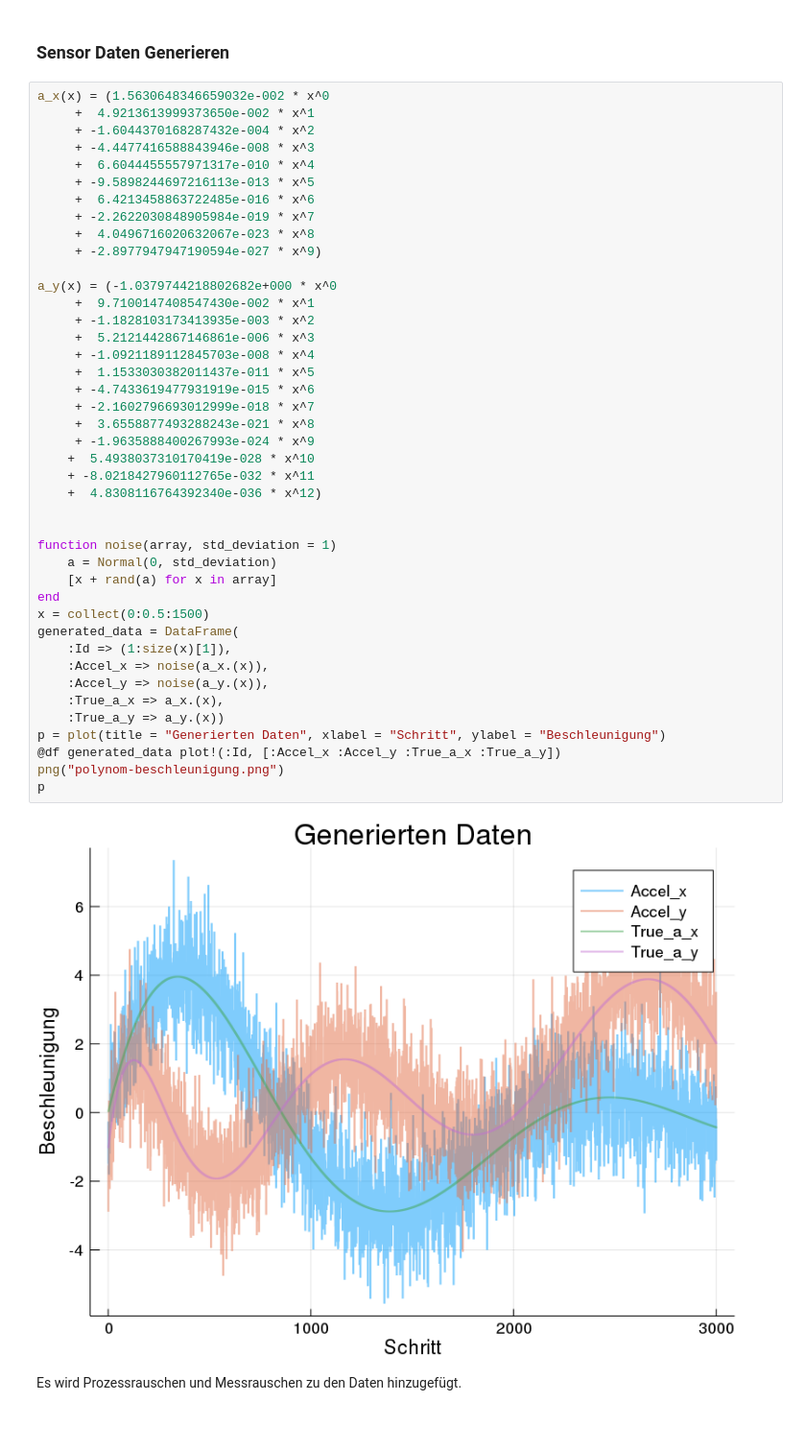
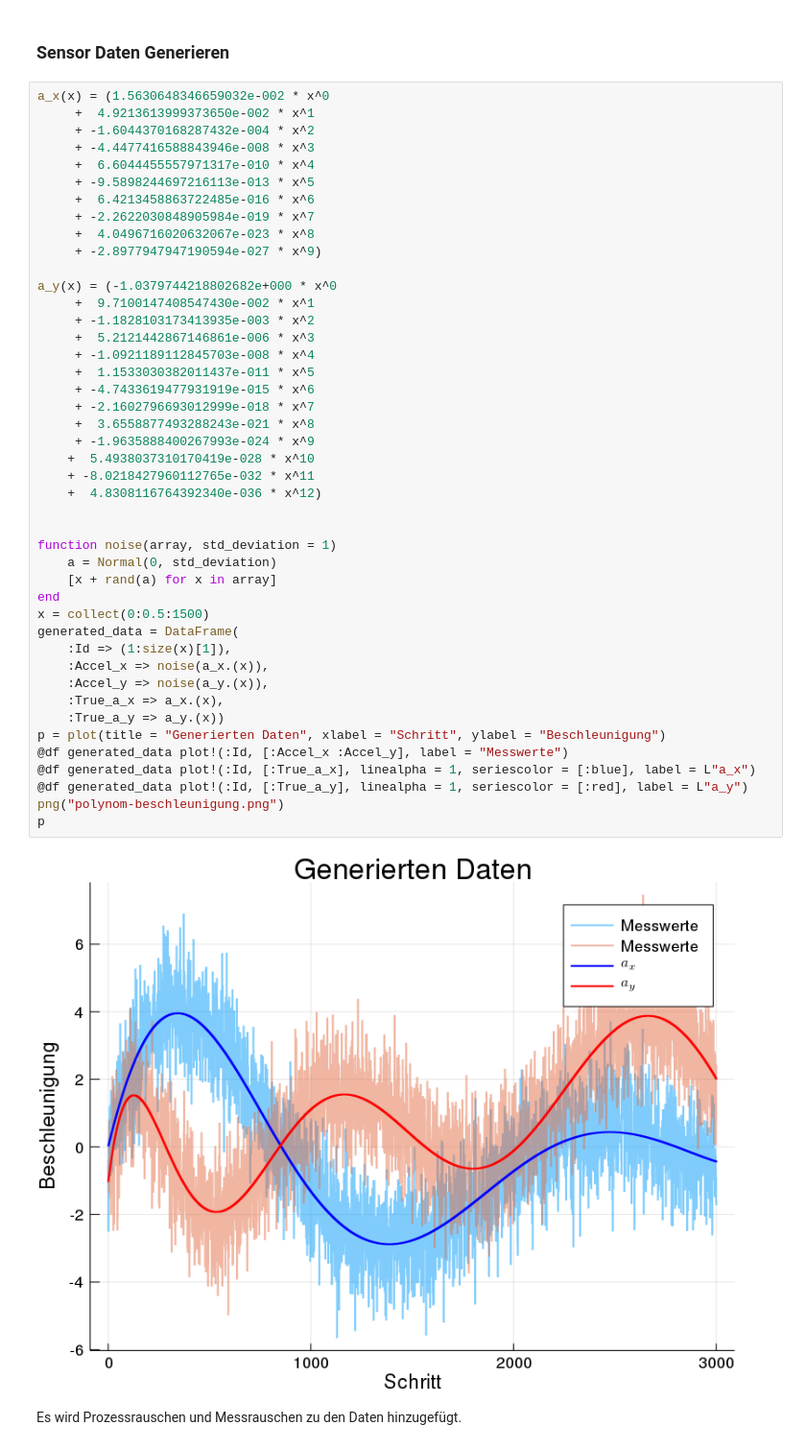
Before and after one commit to hydroid7/kalman, a Jupyter notebook: 03.carposition/Beschleunigung-Position-Testdata.ipynb, the cells around one changed output. Shown at 96% size. Cells and saved outputs as stored; diff of their text form.

Commit message:
Better Graph for Accel

```diff
--- a/03.carposition/Beschleunigung-Position-Testdata.ipynb
+++ b/03.carposition/Beschleunigung-Position-Testdata.ipynb
@@ -163,35 +163,37 @@ a_x(x) = (1.5630648346659032e-002 * x^0
 a_y(x) = (-1.0379744218802682e+000 * x^0
      +  9.7100147408547430e-002 * x^1
      + -1.1828103173413935e-003 * x^2
      +  5.2121442867146861e-006 * x^3
      + -1.0921189112845703e-008 * x^4
      +  1.1533030382011437e-011 * x^5
      + -4.7433619477931919e-015 * x^6
      + -2.1602796693012999e-018 * x^7
      +  3.6558877493288243e-021 * x^8
      + -1.9635888400267993e-024 * x^9
     +  5.4938037310170419e-028 * x^10
     + -8.0218427960112765e-032 * x^11
     +  4.8308116764392340e-036 * x^12)
 
 
 function noise(array, std_deviation = 1)
     a = Normal(0, std_deviation)
     [x + rand(a) for x in array]
 end
 x = collect(0:0.5:1500)
 generated_data = DataFrame(
     :Id => (1:size(x)[1]),
     :Accel_x => noise(a_x.(x)),
     :Accel_y => noise(a_y.(x)),
     :True_a_x => a_x.(x),
     :True_a_y => a_y.(x))
 p = plot(title = "Generierten Daten", xlabel = "Schritt", ylabel = "Beschleunigung")
-@df generated_data plot!(:Id, [:Accel_x :Accel_y :True_a_x :True_a_y])
+@df generated_data plot!(:Id, [:Accel_x :Accel_y], label = "Messwerte")
+@df generated_data plot!(:Id, [:True_a_x], linealpha = 1, seriescolor = [:blue], label = L"a_x")
+@df generated_data plot!(:Id, [:True_a_y], linealpha = 1, seriescolor = [:red], label = L"a_y")
 png("polynom-beschleunigung.png")
 p
 # %% [output]
-[figure, old version]
+[figure, new version]
 # %% [markdown]
 Es wird Prozessrauschen und Messrauschen zu den Daten hinzugefügt.
 # %%
```
Also changed, not shown: parts of 13 cells of this notebook, 2 other files.
